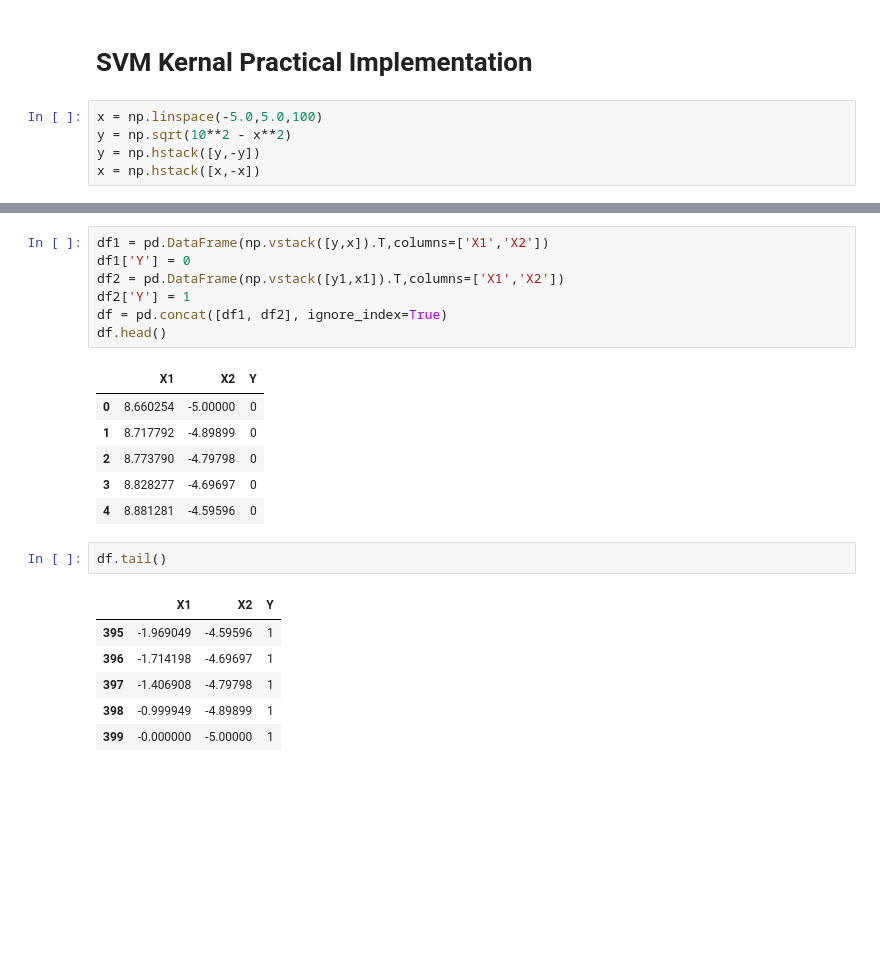
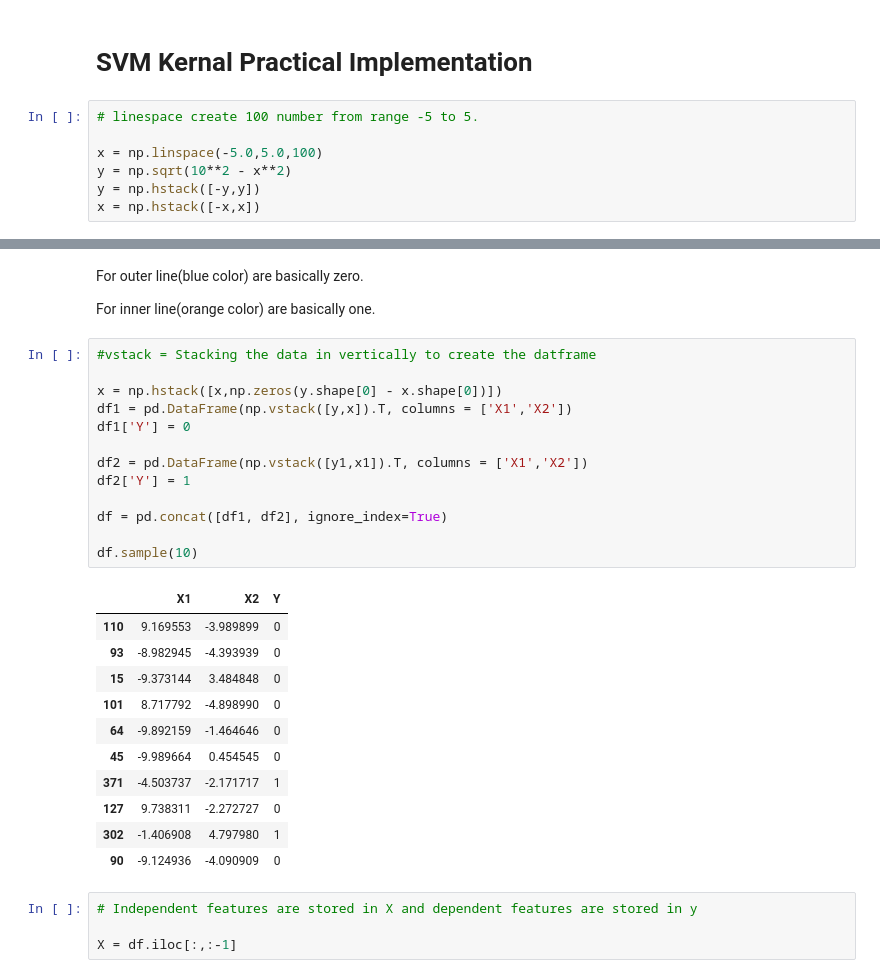
Before and after one commit to Hameedhullah/Machine-Learning, a Jupyter notebook: Support_Vector_Machine.ipynb, the cells around one changed output, grey strips where cells are left out. Drawn from its saved outputs; the diff is of its cells as text; blank space fills up the shorter version.

```diff
--- a/Support_Vector_Machine.ipynb
+++ b/Support_Vector_Machine.ipynb
@@ -319,9 +319,11 @@ print(r2_score(svr_y_test,svr_y_predcv))
 # %% [markdown]
 # SVM Kernal Practical Implementation
 # %%
+# linespace create 100 number from range -5 to 5.
+
 x = np.linspace(-5.0,5.0,100)
 y = np.sqrt(10**2 - x**2)
-y = np.hstack([y,-y])
-x = np.hstack([x,-x])
+y = np.hstack([-y,y])
+x = np.hstack([-x,x])
 # %%
 x1 = np.linspace(-5.0,5.0,100)
@@ -334,26 +389,36 @@ plt.scatter(y1,x1)
 # %% [output]
 <matplotlib.collections.PathCollection at 0x...>
 [figure]
+# %% [markdown]
+For outer line(blue color) are basically zero.
+
+For inner line(orange color) are basically one.
 # %%
-df1 = pd.DataFrame(np.vstack([y,x]).T,columns=['X1','X2'])
+#vstack = Stacking the data in vertically to create the datframe
+
+x = np.hstack([x,np.zeros(y.shape[0] - x.shape[0])])
+df1 = pd.DataFrame(np.vstack([y,x]).T, columns = ['X1','X2'])
 df1['Y'] = 0
-df2 = pd.DataFrame(np.vstack([y1,x1]).T,columns=['X1','X2'])
+
+df2 = pd.DataFrame(np.vstack([y1,x1]).T, columns = ['X1','X2'])
 df2['Y'] = 1
+
 df = pd.concat([df1, df2], ignore_index=True)
-df.head()
+
+df.sample(10)
 # %% [output]
 |  | X1 | X2 | Y |
-| 0 | 8.660254 | -5.00000 | 0 |
-| 1 | 8.717792 | -4.89899 | 0 |
-| 2 | 8.773790 | -4.79798 | 0 |
-| 3 | 8.828277 | -4.69697 | 0 |
-| 4 | 8.881281 | -4.59596 | 0 |
+| 110 | 9.169553 | -3.989899 | 0 |
+| 93 | -8.982945 | -4.393939 | 0 |
+| 15 | -9.373144 | 3.484848 | 0 |
+| 101 | 8.717792 | -4.898990 | 0 |
+| 64 | -9.892159 | -1.464646 | 0 |
+| 45 | -9.989664 | 0.454545 | 0 |
+| 371 | -4.503737 | -2.171717 | 1 |
+| 127 | 9.738311 | -2.272727 | 0 |
+| 302 | -1.406908 | 4.797980 | 1 |
+| 90 | -9.124936 | -4.090909 | 0 |
-# %%
-df.tail()
-# %% [output]
-|  | X1 | X2 | Y |
-| 395 | -1.969049 | -4.59596 | 1 |
-| 396 | -1.714198 | -4.69697 | 1 |
-| 397 | -1.406908 | -4.79798 | 1 |
-| 398 | -0.999949 | -4.89899 | 1 |
-| 399 | -0.000000 | -5.00000 | 1 |
+# %%
+# Independent features are stored in X and dependent features are stored in y
+
+X = df.iloc[:,:-1]
```
Also changed, not shown: parts of 38 cells of this notebook.
